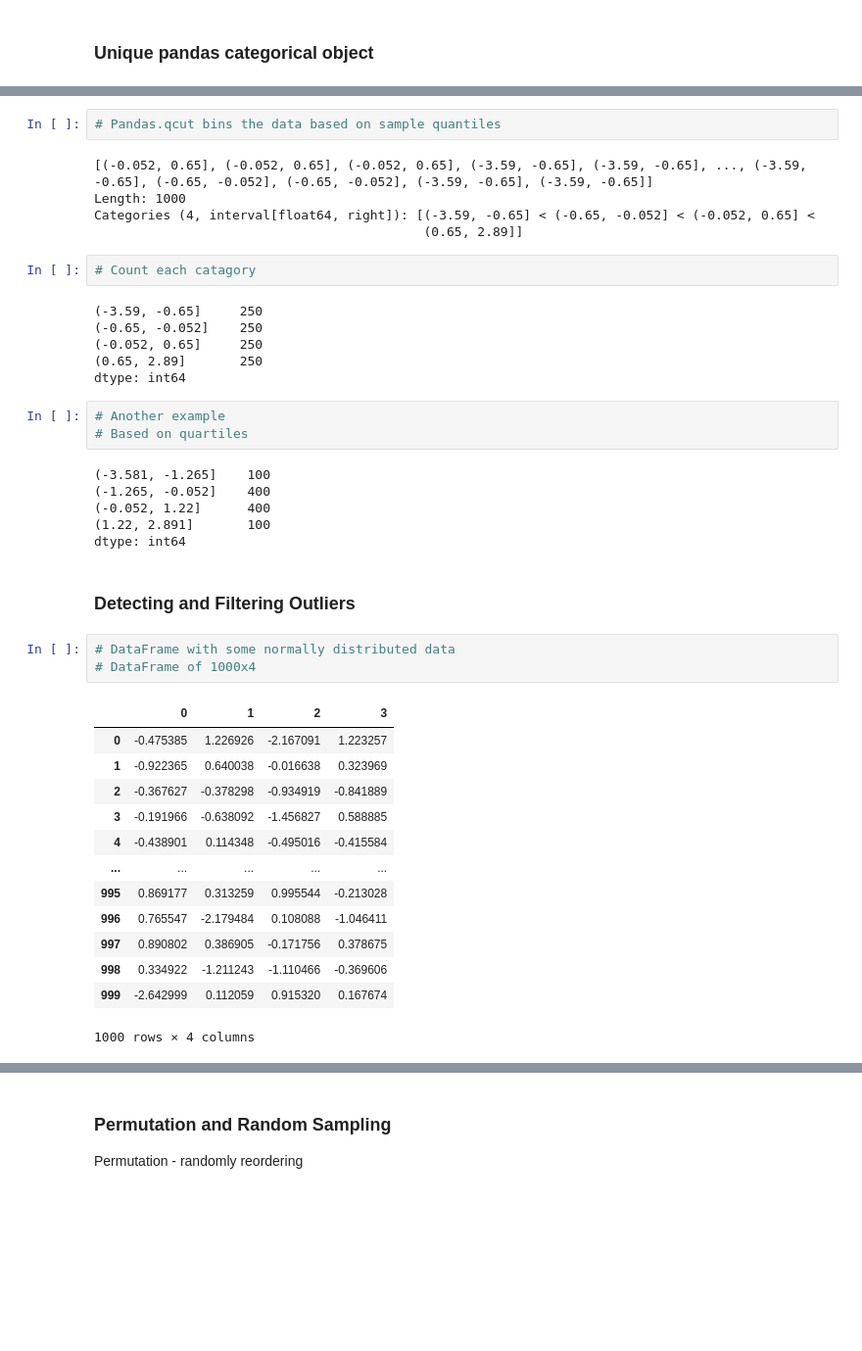
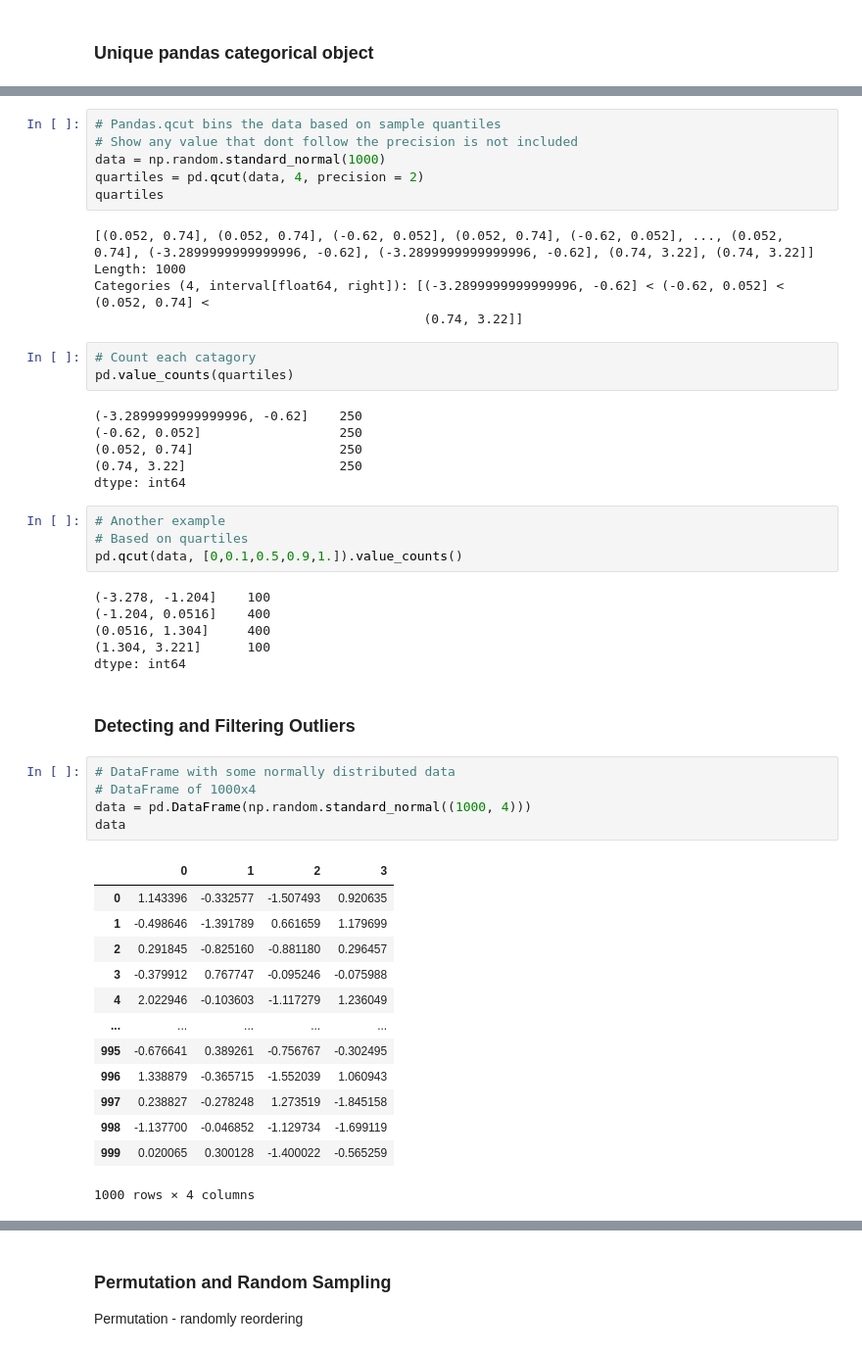
Before and after one commit to Kamarul891212/STQD6014_Data_Science_P132829, a Jupyter notebook: P132929_Week10_DataWrangling_20231213_WC.ipynb, the cells around one changed output, grey strips where cells are left out. Shown at 98% size. Saved outputs shown, nothing was run; the diff lists cells and outputs as text; blank space fills up the shorter version.

```diff
--- a/P132929_Week10_DataWrangling_20231213_WC.ipynb
+++ b/P132929_Week10_DataWrangling_20231213_WC.ipynb
@@ -513,45 +548,53 @@ Categories (4, interval[float64, right]): [(0.01, 0.26] < (0.26, 0.5] < (0.5, 0.
 # %%
 # Pandas.qcut bins the data based on sample quantiles
+# Show any value that dont follow the precision is not included
+data = np.random.standard_normal(1000)
+quartiles = pd.qcut(data, 4, precision = 2)
+quartiles
 # %% [output]
-[(-0.052, 0.65], (-0.052, 0.65], (-0.052, 0.65], (-3.59, -0.65], (-3.59, -0.65], ..., (-3.59, -0.65], (-0.65, -0.052], (-0.65, -0.052], (-3.59, -0.65], (-3.59, -0.65]]
+[(0.052, 0.74], (0.052, 0.74], (-0.62, 0.052], (0.052, 0.74], (-0.62, 0.052], ..., (0.052, 0.74], (-3.2899999999999996, -0.62], (-3.2899999999999996, -0.62], (0.74, 3.22], (0.74, 3.22]]
 Length: 1000
-Categories (4, interval[float64, right]): [(-3.59, -0.65] < (-0.65, -0.052] < (-0.052, 0.65] <
-                                           (0.65, 2.89]]
+Categories (4, interval[float64, right]): [(-3.2899999999999996, -0.62] < (-0.62, 0.052] < (0.052, 0.74] <
+                                           (0.74, 3.22]]
 # %%
 # Count each catagory
+pd.value_counts(quartiles)
 # %% [output]
-(-3.59, -0.65]     250
-(-0.65, -0.052]    250
-(-0.052, 0.65]     250
-(0.65, 2.89]       250
+(-3.2899999999999996, -0.62]    250
+(-0.62, 0.052]                  250
+(0.052, 0.74]                   250
+(0.74, 3.22]                    250
 dtype: int64
 # %%
 # Another example
 # Based on quartiles
+pd.qcut(data, [0,0.1,0.5,0.9,1.]).value_counts()
 # %% [output]
-(-3.581, -1.265]    100
-(-1.265, -0.052]    400
-(-0.052, 1.22]      400
-(1.22, 2.891]       100
+(-3.278, -1.204]    100
+(-1.204, 0.0516]    400
+(0.0516, 1.304]     400
+(1.304, 3.221]      100
 dtype: int64
 # %% [markdown]
 ### **Detecting and Filtering Outliers**
 # %%
 # DataFrame with some normally distributed data
 # DataFrame of 1000x4
+data = pd.DataFrame(np.random.standard_normal((1000, 4)))
+data
 # %% [output]
 |  | 0 | 1 | 2 | 3 |
-| 0 | -0.475385 | 1.226926 | -2.167091 | 1.223257 |
-| 1 | -0.922365 | 0.640038 | -0.016638 | 0.323969 |
-| 2 | -0.367627 | -0.378298 | -0.934919 | -0.841889 |
-| 3 | -0.191966 | -0.638092 | -1.456827 | 0.588885 |
-| 4 | -0.438901 | 0.114348 | -0.495016 | -0.415584 |
+| 0 | 1.143396 | -0.332577 | -1.507493 | 0.920635 |
+| 1 | -0.498646 | -1.391789 | 0.661659 | 1.179699 |
+| 2 | 0.291845 | -0.825160 | -0.881180 | 0.296457 |
+| 3 | -0.379912 | 0.767747 | -0.095246 | -0.075988 |
+| 4 | 2.022946 | -0.103603 | -1.117279 | 1.236049 |
 | ... | ... | ... | ... | ... |
-| 995 | 0.869177 | 0.313259 | 0.995544 | -0.213028 |
-| 996 | 0.765547 | -2.179484 | 0.108088 | -1.046411 |
-| 997 | 0.890802 | 0.386905 | -0.171756 | 0.378675 |
-| 998 | 0.334922 | -1.211243 | -1.110466 | -0.369606 |
-| 999 | -2.642999 | 0.112059 | 0.915320 | 0.167674 |
+| 995 | -0.676641 | 0.389261 | -0.756767 | -0.302495 |
+| 996 | 1.338879 | -0.365715 | -1.552039 | 1.060943 |
+| 997 | 0.238827 | -0.278248 | 1.273519 | -1.845158 |
+| 998 | -1.137700 | -0.046852 | -1.129734 | -1.699119 |
+| 999 | 0.020065 | 0.300128 | -1.400022 | -0.565259 |
 1000 rows × 4 columns
 # %%
 # Explore the dataset in terms of statistics
```
Also changed, not shown: parts of 46 cells of this notebook.
